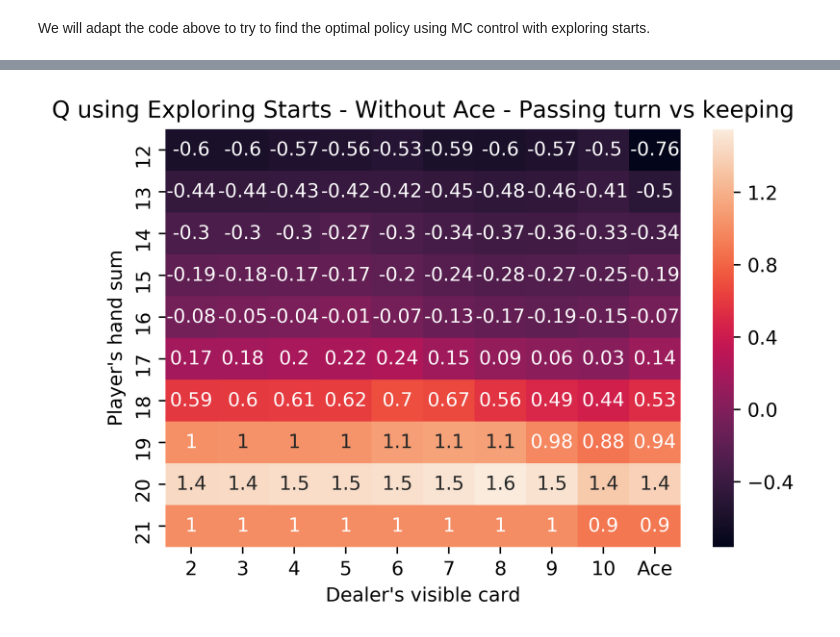
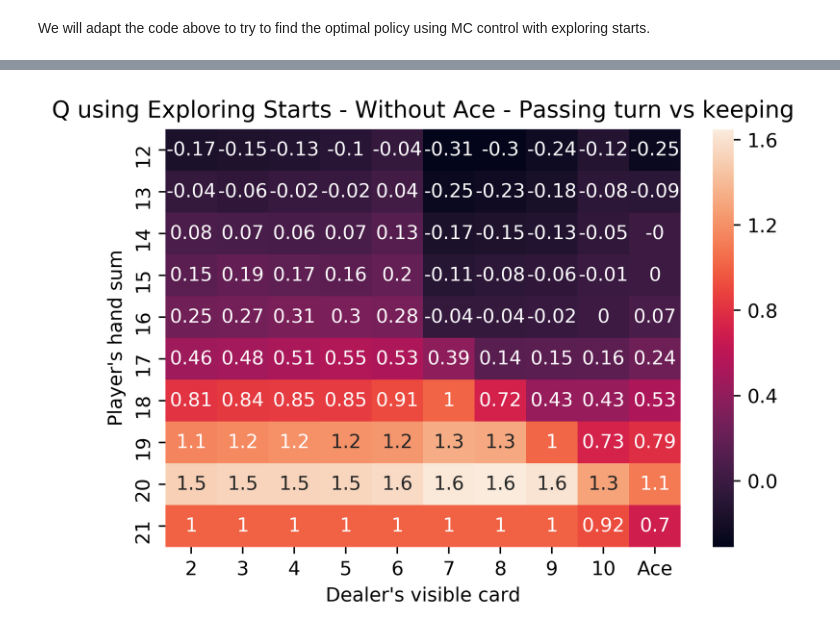
Before and after one commit to angelrure/Reinforcement-Learning, a Jupyter notebook: projects/Blackjack and Monte Carlos Methods.ipynb, the cells around one changed output, grey strips where cells are left out. Cells and saved outputs as stored; diff of their text form; code cells hidden in the pictures.

```diff
--- a/projects/Blackjack and Monte Carlos Methods.ipynb
+++ b/projects/Blackjack and Monte Carlos Methods.ipynb
@@ -216,6 +224,8 @@ def generate_episode_with_random_start(pi):
         else:
             players = [11, random_initial[1]-11]
     else:
+        if random_initial[1] == 21:
+            random_initial[1] = random.choice(range(2, 21))
         if random_initial[1]%2 == 0:
             players = [random_initial[1]//2, random_initial[1]//2]
         else:
@@ -238,27 +248,29 @@ def generate_episode_with_random_start(pi):
         actions.append(take_card)
     while sum(dealers) < 17 and abs(rewards[-1]) != 1:
         dealers.append(draw_card())
-        states.append(compute_state(dealers, players))
+        #states.append(compute_state(dealers, players))
+        #rewards.append(check_winning(dealers, players))
+    if abs(check_winning(dealers, players)) != 1:
+        rewards.append(check_winner(dealers, players))
+    elif abs(rewards[-1]) != 1:
         rewards.append(check_winning(dealers, players))
-    if abs(rewards[-1]) != 1:
-        rewards.append(check_winner(dealers, players))
     return (states, rewards, actions)
-# %%
-pi, V, R, Q = initialization()
 # %%
 def policy_evaluation_and_improvement_with_exploring_states(pi, episodes, Q):
     gamma = 1
     times_seen_state = np.zeros([2,22,22,2])
     for _ in range(0, episodes + 1):
         episode = generate_episode_with_random_start(pi)
-        cumulative_reward = compute_cumulative_reward(episode[1],1)
+        cumulative_reward = compute_cumulative_reward(episode[1],gamma = 1)
+        #print('---------\n',episode, len(episode[2]))
         for i in range(0,len(episode[2])):
             state = episode[0][i]
-            reward = episode[1][i]
             action = episode[2][i]
             if state[1] > 21 or state[1] < 12:
                 continue #Non reachable state (is terminal one or arbitrary one, like less than 12)
             G = cumulative_reward[i]
+            #print('state:', state,'action: ',action,'G:', G)
+            #input()
             Q[tuple(state)][action] = (Q[tuple(state)][action]*times_seen_state[tuple(state)][action] + G)/(times_seen_state[tuple(state)][action] + 1)
             times_seen_state[tuple(state)][action] += 1
         for state, action in zip(episode[0], episode[2]):
@@ -266,4 +278,4 @@ def policy_evaluation_and_improvement_with_exploring_states(pi, episodes, Q):
                 continue
             else:
                 pi[tuple(state)] = Q[tuple(state)].argmax()
-    return Q, pi
+    return Q, pi, times_seen_state
@@ -292,9 +282,12 @@ array([[ 0.        ,  0.        ],
+# %%
+pi_starts, V_starts, R_starts, Q_starts = initialization()
+Q_starts,policy_starts,t_starts = policy_evaluation_and_improvement_with_exploring_states(pi_starts, 5000000, Q_starts)
 # %%
 plt.subplots(dpi = 500)
-plot = sns.heatmap((Q[0][12:22,2:12,0] - Q[0][12:22,2:12,1]).round(2), xticklabels = [2,3,4,5,6,7,8,9,10,'Ace'], yticklabels=list(range(12, 22)), annot = True)
+plot = sns.heatmap((Q_starts[0][12:22,2:12,0] - Q_starts[0][12:22,2:12,1]).round(2), xticklabels = [2,3,4,5,6,7,8,9,10,'Ace'], yticklabels=list(range(12, 22)), annot = True)
 plt.title('Q using Exploring Starts - Without Ace - Passing turn vs keeping')
 plt.xlabel('Dealer\'s visible card')
 plt.ylabel('Player\'s hand sum')
 plt.show()
 # %% [output]
-[figure, old version]
+[figure, new version]
```
Also changed, not shown: parts of 22 cells of this notebook, 1 other file.
